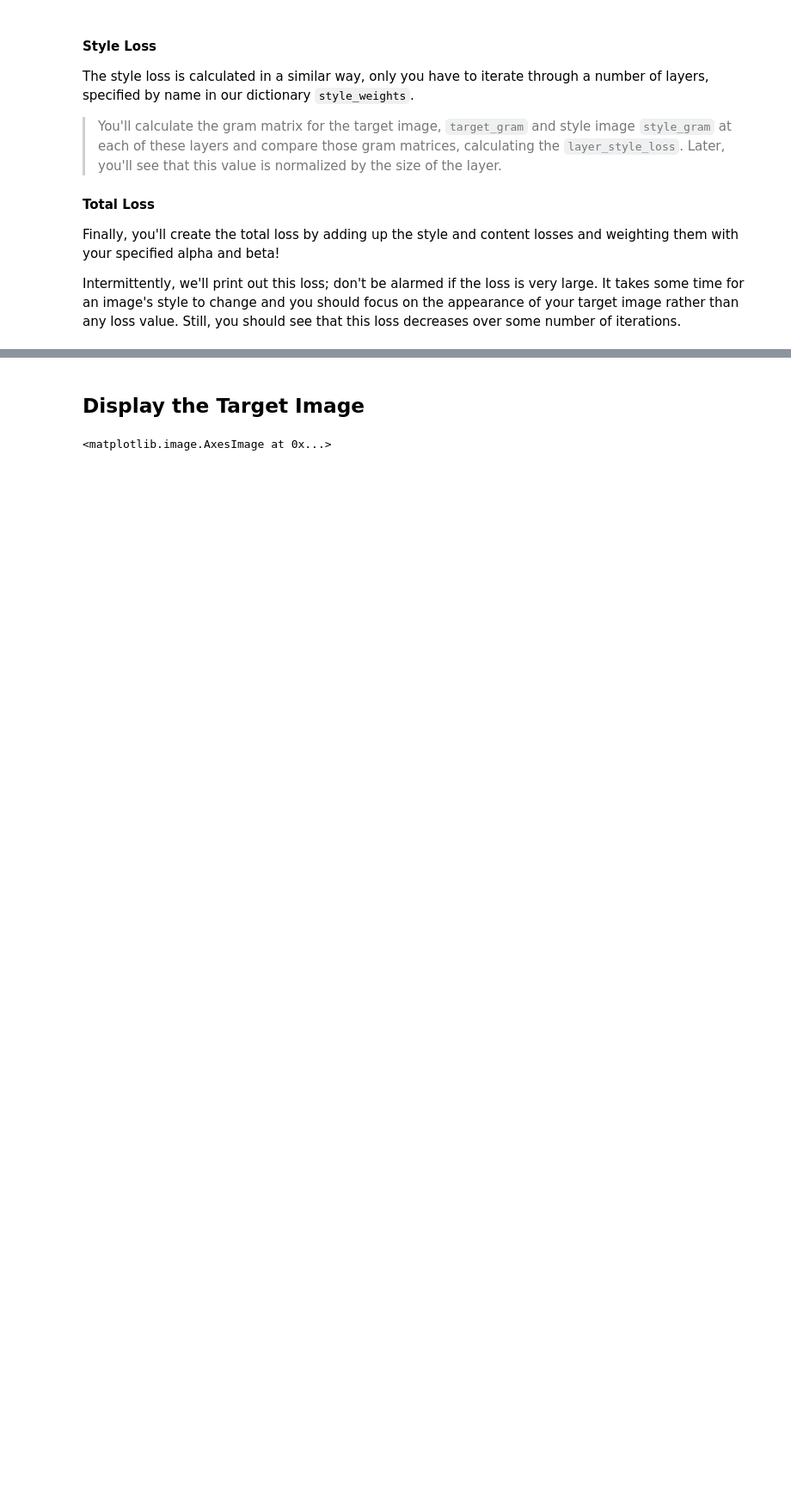
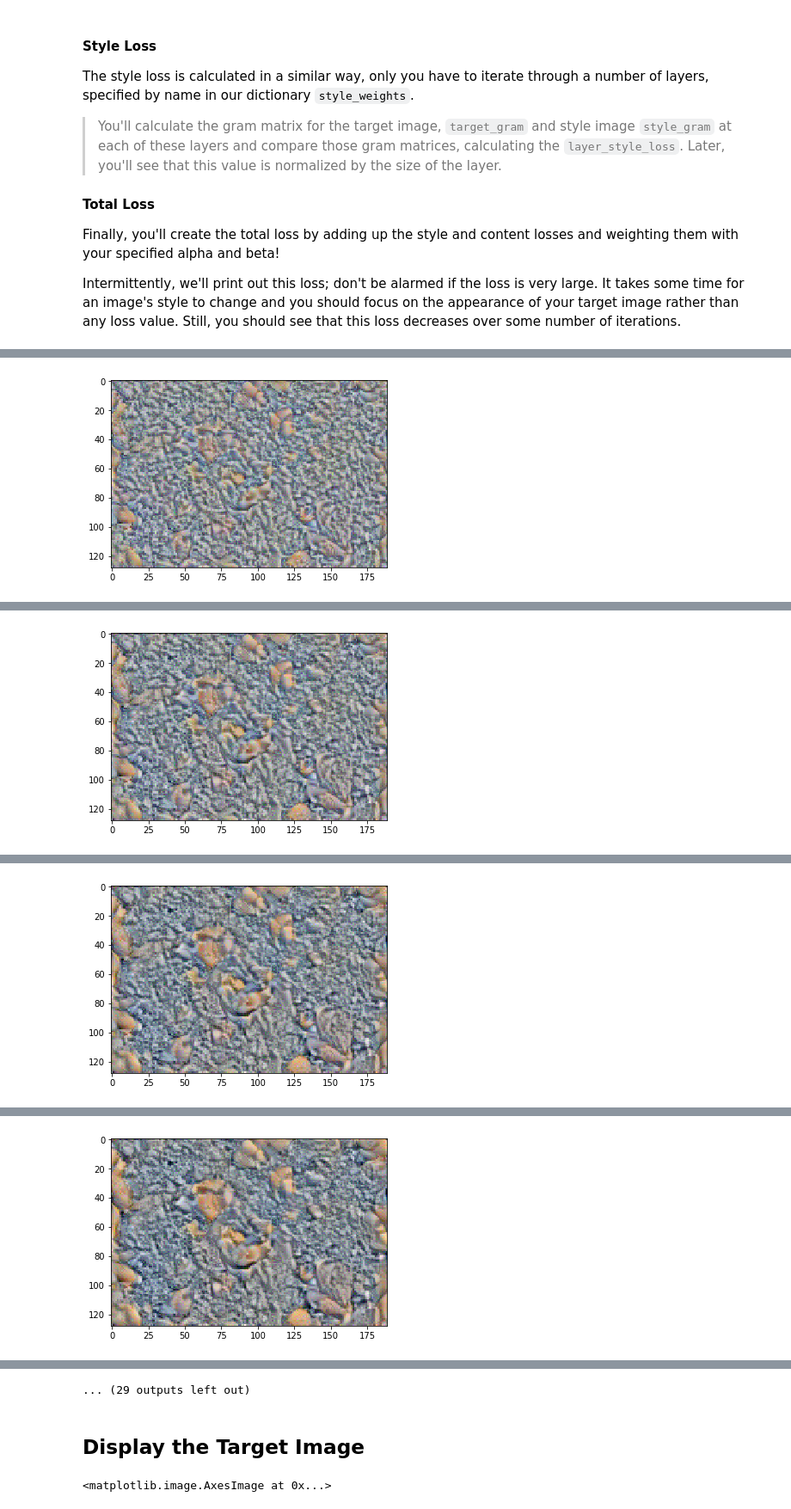
Before and after one commit to ShivendraAgrawal/deep-learning-v2-pytorch-udacity, a Jupyter notebook: style-transfer/Style_Transfer_for_TextureSynthesis.ipynb, the cells around one changed output, grey strips where cells are left out. Shown at 86% size. Drawn from its saved outputs; the diff is of its cells as text; code cells hidden in the pictures; blank space fills up the shorter version.

```diff
--- a/style-transfer/Style_Transfer_for_TextureSynthesis.ipynb
+++ b/style-transfer/Style_Transfer_for_TextureSynthesis.ipynb
@@ -240,16 +248,16 @@ Just like in the paper, we define an alpha (`content_weight`) and a beta (`style
 # weights for each style layer
 # weighting earlier layers more will result in *larger* style artifacts
 # notice we are excluding `conv4_2` our content representation
-# style_weights = {'conv1_1': 1.,
-#                  'conv2_1': 0.75,
-#                  'conv3_1': 0.2,
-#                  'conv4_1': 0.2,
-#                  'conv5_1': 0.2}
-style_weights = {'conv1_1' : 1e9,
-                 'pool1' : 1e9,
-                  'pool2' : 1e9,
-                  'pool3': 1e9,
-                'pool4' : 1e9}
+style_weights = {'conv1_1': 1.,
+                 'conv2_1': 0.75,
+                 'conv3_1': 0.2,
+                 'conv4_1': 0.2,
+                 'conv5_1': 0.2}
+# style_weights = {'conv1_1' : 1e9,
+#                  'pool1' : 1e9,
+#                   'pool2' : 1e9,
+#                   'pool3': 1e9,
+#                 'pool4' : 1e9}
 
 content_weight = 1  # alpha
 # style_weight = 1e6  # beta
@@ -281,11 +289,13 @@ Finally, you'll create the total loss by adding up the style and content losses
 Intermittently, we'll print out this loss; don't be alarmed if the loss is very large. It takes some time for an image's style to change and you should focus on the appearance of your target image rather than any loss value. Still, you should see that this loss decreases over some number of iterations.
 # %%
 # for displaying the target image, intermittently
-show_every = 400
+
+start=time.time()
+show_every = 1000
 
 # iteration hyperparameters
 optimizer = optim.Adam([target], lr=0.003)
-steps = 2000  # decide how many iterations to update your image (5000)
+steps = 20000  # decide how many iterations to update your image (5000)
 
 for ii in range(1, steps+1):
 
@@ -325,4 +335,5 @@ for ii in range(1, steps+1):
         print('Total loss: ', total_loss.item())
         plt.imshow(im_convert(target))
         plt.show()
+print(time.time() - start)
 # %% [output]
@@ -329,0 +341 @@ KeyboardInterrupt:
+[figure, added]
@@ -329,0 +343 @@ KeyboardInterrupt:
+[figure, added]
@@ -329,0 +345 @@ KeyboardInterrupt:
+[figure, added]
@@ -329,0 +347 @@ KeyboardInterrupt:
+[figure, added]
@@ -330,3 +352,4 @@ KeyboardInterrupt:
+... (29 outputs left out)
 # %% [markdown]
 ## Display the Target Image
 # %%
```
Also changed, not shown: parts of 9 cells of this notebook, 5 other files.
